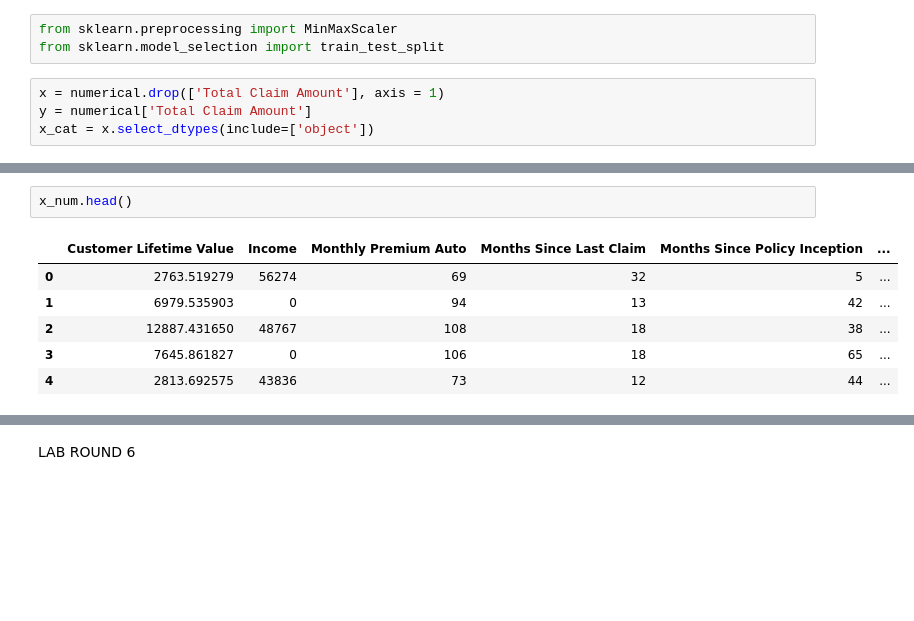
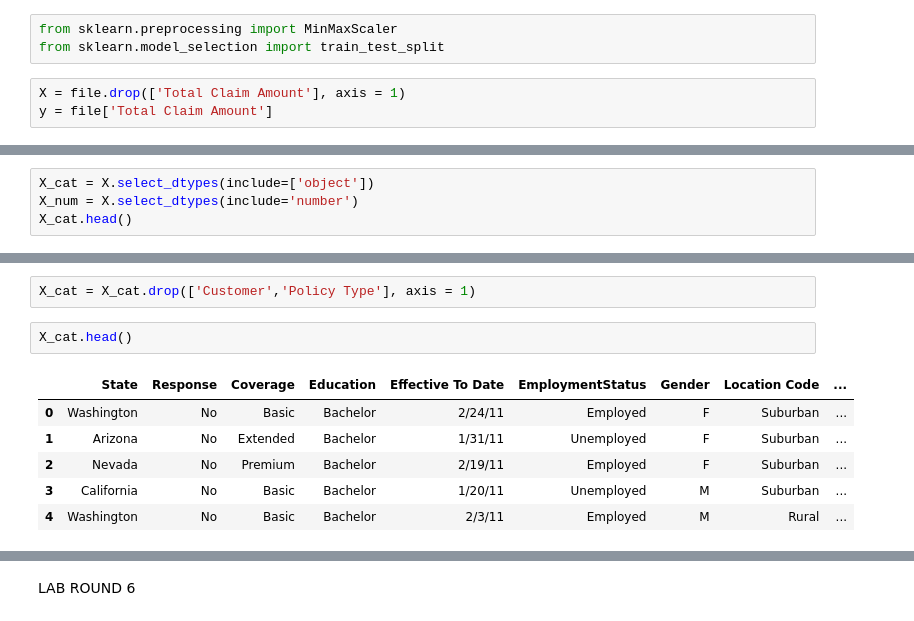
Before and after one commit to Ogooluwatomiwa/lab-customer-analysis-round-7, a Jupyter notebook: Customer Analysis Round 4 to 7.ipynb, the cells around one changed output, grey strips where cells are left out. Cells and saved outputs as stored; diff of their text form; blank space fills up the shorter version.

```diff
--- a/Customer Analysis Round 4 to 7.ipynb
+++ b/Customer Analysis Round 4 to 7.ipynb
@@ -95,6 +95,5 @@ sns.heatmap(correlation_matrix, annot = True)
 from sklearn.preprocessing import MinMaxScaler
 from sklearn.model_selection import train_test_split
 # %%
-x = numerical.drop(['Total Claim Amount'], axis = 1)
-y = numerical['Total Claim Amount']
-x_cat = x.select_dtypes(include=['object'])
+X = file.drop(['Total Claim Amount'], axis = 1)
+y = file['Total Claim Amount']
@@ -116,0 +100,4 @@ categoricals
+# %%
+X_cat = X.select_dtypes(include=['object'])
+X_num = X.select_dtypes(include='number')
+X_cat.head()
@@ -117,9 +111,11 @@ categoricals
+# %%
+X_cat = X_cat.drop(['Customer','Policy Type'], axis = 1)
 # %%
-x_num.head()
+X_cat.head()
 # %% [output]
-|  | Customer Lifetime Value | Income | Monthly Premium Auto | Months Since Last Claim | Months Since Policy Inception | ... |
-| 0 | 2763.519279 | 56274 | 69 | 32 | 5 | ... |
-| 1 | 6979.535903 | 0 | 94 | 13 | 42 | ... |
-| 2 | 12887.431650 | 48767 | 108 | 18 | 38 | ... |
-| 3 | 7645.861827 | 0 | 106 | 18 | 65 | ... |
-| 4 | 2813.692575 | 43836 | 73 | 12 | 44 | ... |
+|  | State | Response | Coverage | Education | Effective To Date | EmploymentStatus | Gender | Location Code | ... |
+| 0 | Washington | No | Basic | Bachelor | 2/24/11 | Employed | F | Suburban | ... |
+| 1 | Arizona | No | Extended | Bachelor | 1/31/11 | Unemployed | F | Suburban | ... |
+| 2 | Nevada | No | Premium | Bachelor | 2/19/11 | Employed | F | Suburban | ... |
+| 3 | California | No | Basic | Bachelor | 1/20/11 | Unemployed | M | Suburban | ... |
+| 4 | Washington | No | Basic | Bachelor | 2/3/11 | Employed | M | Rural | ... |
```
Also changed, not shown: parts of 33 cells of this notebook.
